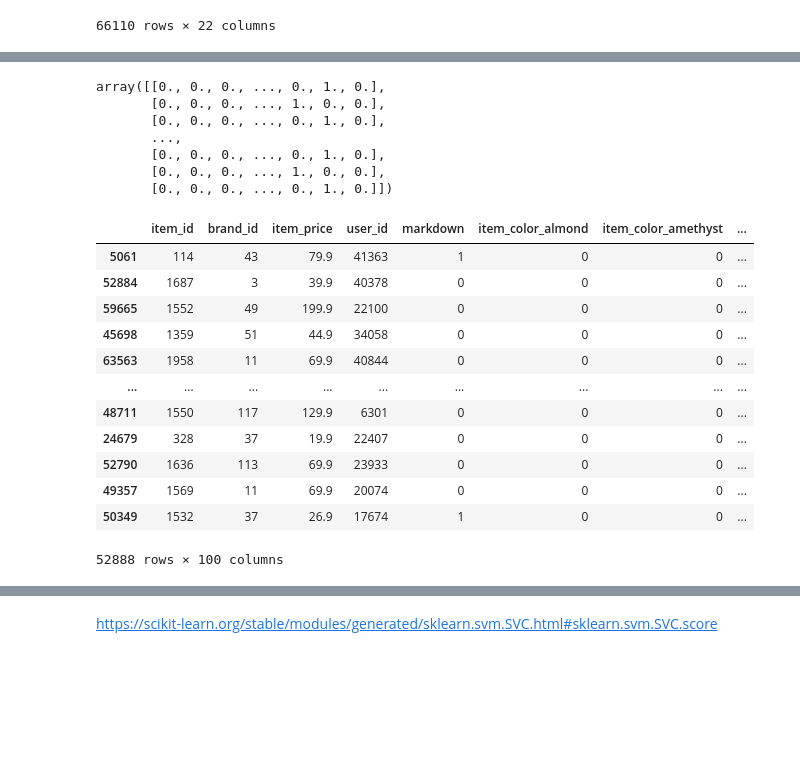
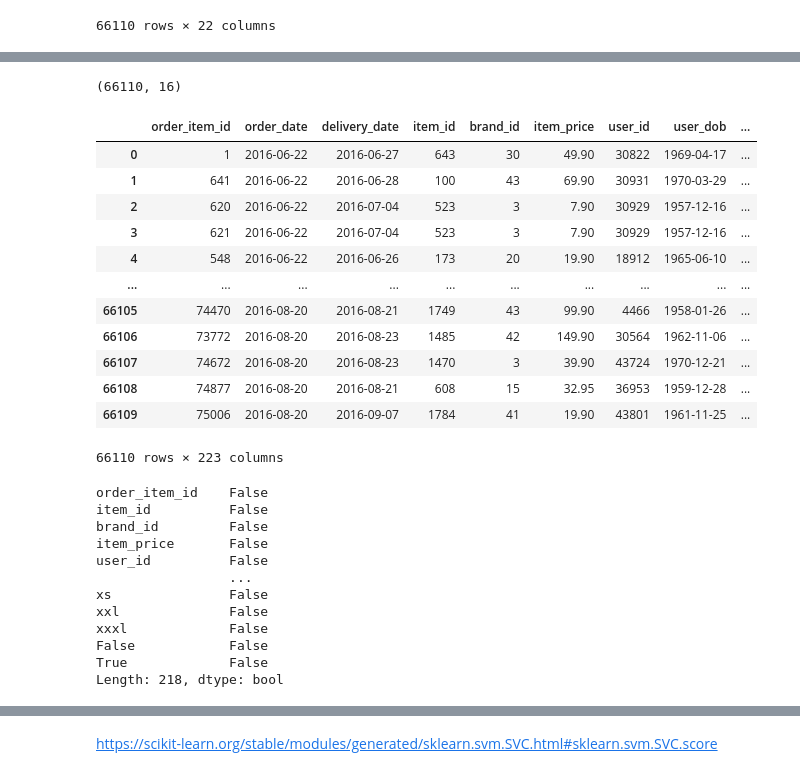
Before and after one commit to P-AEL/ML-Projekt, a Jupyter notebook: Paul/SVM.ipynb, the cells around one changed output, grey strips where cells are left out. Saved outputs shown, nothing was run; the diff lists cells and outputs as text; code cells hidden in the pictures; blank space fills up the shorter version.

```diff
--- a/Paul/SVM.ipynb
+++ b/Paul/SVM.ipynb
@@ -125,12 +163,32 @@ df_1 = enc.fit_transform(df[["age","user_title"]])
 # %%
-df_1
+df_1.shape
 # %% [output]
-array([[0., 0., 0., ..., 0., 1., 0.],
-       [0., 0., 0., ..., 1., 0., 0.],
-       [0., 0., 0., ..., 0., 1., 0.],
-       ...,
-       [0., 0., 0., ..., 0., 1., 0.],
-       [0., 0., 0., ..., 1., 0., 0.],
-       [0., 0., 0., ..., 0., 1., 0.]])
+(66110, 16)
+# %%
+a = []
+for i in range(6):
+    a = np.append(a,e[i])
+# %%
+df_2 = pd.DataFrame(df_1,columns=a)
+# %%
+df = pd.concat([df,df_2],axis=1)
+# %%
+df.drop([ "item_color",	"user_title",	"user_state", "age", "item_size","item_id_>1_in_order" ],axis=1,inplace=True)
+# %%
+df
+# %% [output]
+|  | order_item_id | order_date | delivery_date | item_id | brand_id | item_price | user_id | user_dob | ... |
+| 0 | 1 | 2016-06-22 | 2016-06-27 | 643 | 30 | 49.90 | 30822 | 1969-04-17 | ... |
+| 1 | 641 | 2016-06-22 | 2016-06-28 | 100 | 43 | 69.90 | 30931 | 1970-03-29 | ... |
+| 2 | 620 | 2016-06-22 | 2016-07-04 | 523 | 3 | 7.90 | 30929 | 1957-12-16 | ... |
+| 3 | 621 | 2016-06-22 | 2016-07-04 | 523 | 3 | 7.90 | 30929 | 1957-12-16 | ... |
+| 4 | 548 | 2016-06-22 | 2016-06-26 | 173 | 20 | 19.90 | 18912 | 1965-06-10 | ... |
+| ... | ... | ... | ... | ... | ... | ... | ... | ... | ... |
+| 66105 | 74470 | 2016-08-20 | 2016-08-21 | 1749 | 43 | 99.90 | 4466 | 1958-01-26 | ... |
+| 66106 | 73772 | 2016-08-20 | 2016-08-23 | 1485 | 42 | 149.90 | 30564 | 1962-11-06 | ... |
+| 66107 | 74672 | 2016-08-20 | 2016-08-23 | 1470 | 3 | 39.90 | 43724 | 1970-12-21 | ... |
+| 66108 | 74877 | 2016-08-20 | 2016-08-21 | 608 | 15 | 32.95 | 36953 | 1959-12-28 | ... |
+| 66109 | 75006 | 2016-08-20 | 2016-09-07 | 1784 | 41 | 19.90 | 43801 | 1961-11-25 | ... |
+66110 rows × 223 columns
 # %%
 #Trainingsdaten
@@ -138,18 +196,17 @@ X = pd.get_dummies(df[["item_id", "item_color",	"brand_id",	"item_price",	"user_
 y = df["return"]
 X_train, X_test, y_train, y_test = train_test_split(X, y, test_size=0.2, random_state=0)
 # %%
-X_train
+X_train.isnull().any()
 # %% [output]
-|  | item_id | brand_id | item_price | user_id | markdown | item_color_almond | item_color_amethyst | ... |
-| 5061 | 114 | 43 | 79.9 | 41363 | 1 | 0 | 0 | ... |
-| 52884 | 1687 | 3 | 39.9 | 40378 | 0 | 0 | 0 | ... |
-| 59665 | 1552 | 49 | 199.9 | 22100 | 0 | 0 | 0 | ... |
-| 45698 | 1359 | 51 | 44.9 | 34058 | 0 | 0 | 0 | ... |
-| 63563 | 1958 | 11 | 69.9 | 40844 | 0 | 0 | 0 | ... |
-| ... | ... | ... | ... | ... | ... | ... | ... | ... |
-| 48711 | 1550 | 117 | 129.9 | 6301 | 0 | 0 | 0 | ... |
-| 24679 | 328 | 37 | 19.9 | 22407 | 0 | 0 | 0 | ... |
-| 52790 | 1636 | 113 | 69.9 | 23933 | 0 | 0 | 0 | ... |
-| 49357 | 1569 | 11 | 69.9 | 20074 | 0 | 0 | 0 | ... |
-| 50349 | 1532 | 37 | 26.9 | 17674 | 1 | 0 | 0 | ... |
-52888 rows × 100 columns
+order_item_id    False
+item_id          False
+brand_id         False
+item_price       False
+user_id          False
+                 ...
+xs               False
+xxl              False
+xxxl             False
+False            False
+True             False
+Length: 218, dtype: bool
```
Also changed, not shown: parts of 9 cells of this notebook.
